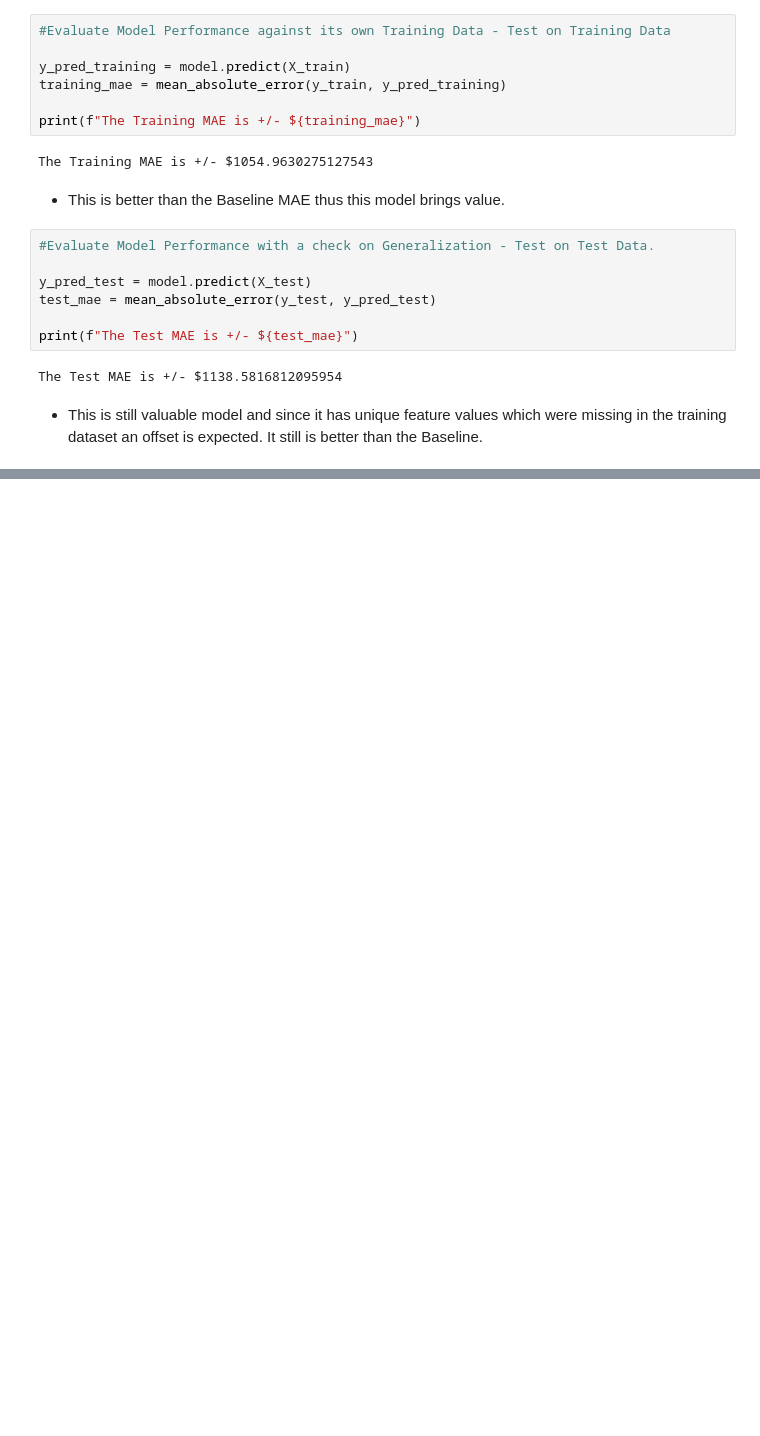
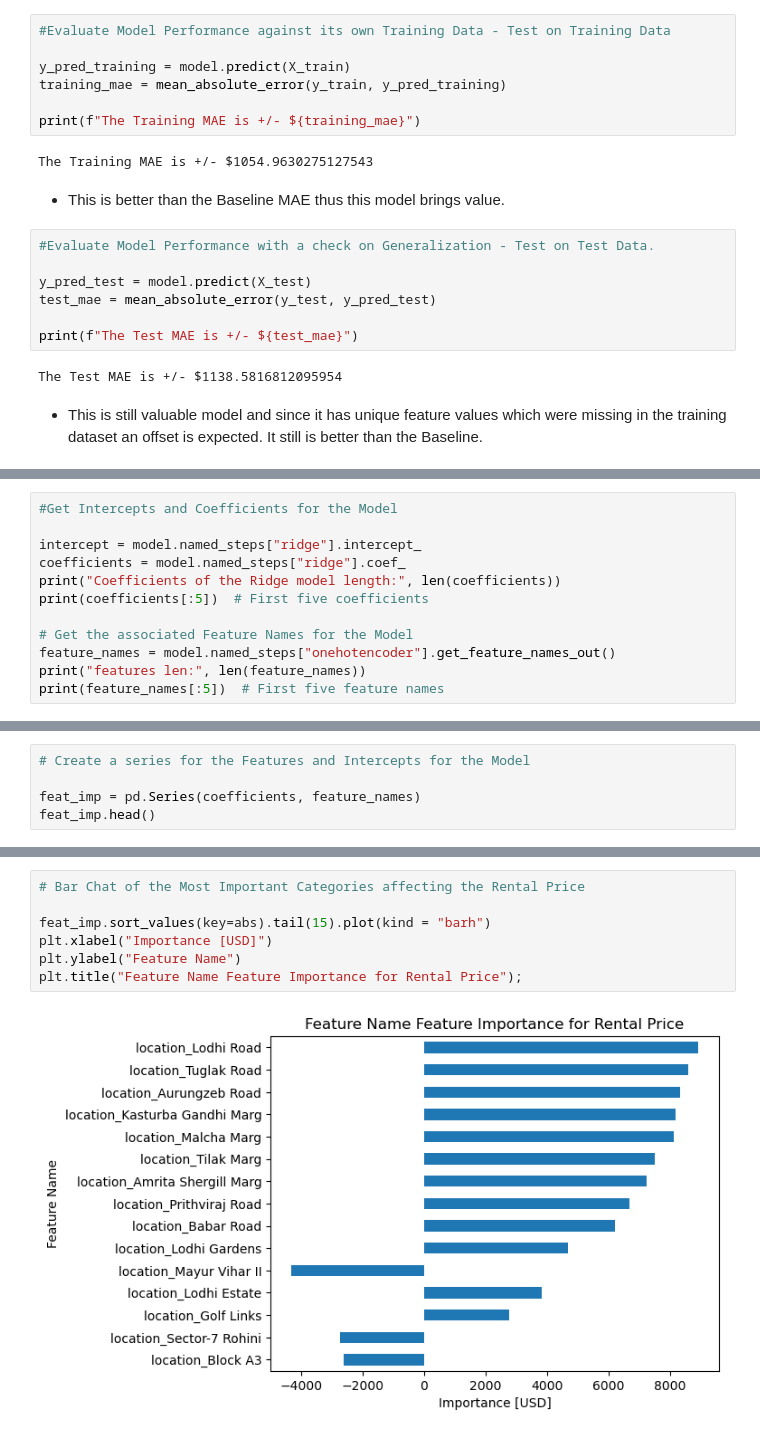
Before and after one commit to dumisanimukuchura/Dehli-Indian-Housing-Analysis-Part-5-Predict-Price-with-Everything, a Jupyter notebook: notebook/Dehli-Indian-Housing-Analysis-Part-5-Predict-Price-with-Everything.ipynb, the cells around one changed output, grey strips where cells are left out. Drawn from its saved outputs; the diff is of its cells as text; blank space fills up the shorter version.

Commit message:
Communicating Results and Model Formular

```diff
--- a/notebook/Dehli-Indian-Housing-Analysis-Part-5-Predict-Price-with-Everything.ipynb
+++ b/notebook/Dehli-Indian-Housing-Analysis-Part-5-Predict-Price-with-Everything.ipynb
@@ -266,0 +271,12 @@ The Test MAE is +/- $1138.5816812095954
+# %%
+#Get Intercepts and Coefficients for the Model
+
+intercept = model.named_steps["ridge"].intercept_
+coefficients = model.named_steps["ridge"].coef_
+print("Coefficients of the Ridge model length:", len(coefficients))
+print(coefficients[:5])  # First five coefficients
+
+# Get the associated Feature Names for the Model
+feature_names = model.named_steps["onehotencoder"].get_feature_names_out()
+print("features len:", len(feature_names))
+print(feature_names[:5])  # First five feature names
@@ -266,0 +292,5 @@ The Test MAE is +/- $1138.5816812095954
+# %%
+# Create a series for the Features and Intercepts for the Model
+
+feat_imp = pd.Series(coefficients, feature_names)
+feat_imp.head()
@@ -266,0 +328,9 @@ The Test MAE is +/- $1138.5816812095954
+# %%
+# Bar Chat of the Most Important Categories affecting the Rental Price
+
+feat_imp.sort_values(key=abs).tail(15).plot(kind = "barh")
+plt.xlabel("Importance [USD]")
+plt.ylabel("Feature Name")
+plt.title("Feature Name Feature Importance for Rental Price");
+# %% [output]
+[figure, added]
```
Also changed, not shown: parts of 8 cells of this notebook.
